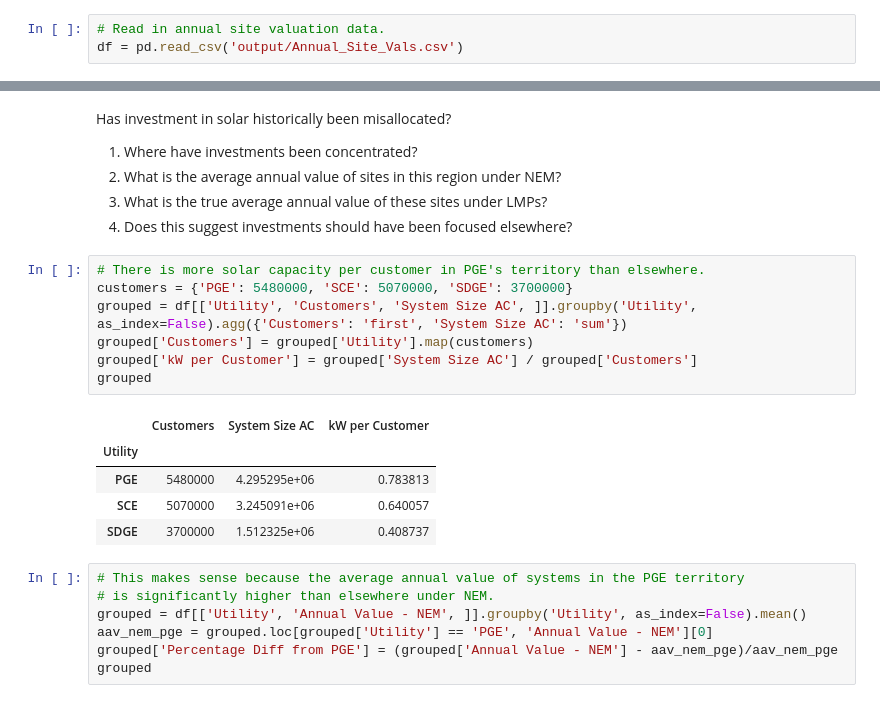
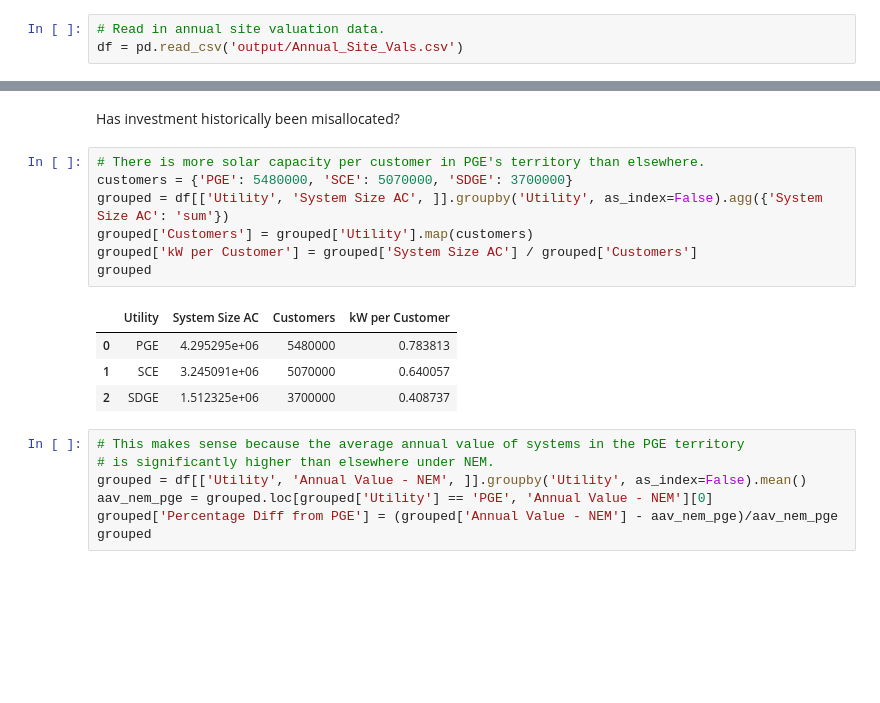
Before and after one commit to pswild/ca-nem, a Jupyter notebook: analyze.ipynb, the cells around one changed output, grey strips where cells are left out. Saved outputs shown, nothing was run; the diff lists cells and outputs as text; blank space fills up the shorter version.

```diff
--- a/analyze.ipynb
+++ b/analyze.ipynb
@@ -62,22 +56,17 @@ df.describe(include='all')
-# %% [markdown]
-Has investment in solar historically been misallocated?
-1) Where have investments been concentrated?
-2) What is the average annual value of sites in this region under NEM?
-3) What is the true average annual value of these sites under LMPs?
-4) Does this suggest investments should have been focused elsewhere?
+# %% [markdown]
+Has investment historically been misallocated?
 # %%
 # There is more solar capacity per customer in PGE's territory than elsewhere.
 customers = {'PGE': 5480000, 'SCE': 5070000, 'SDGE': 3700000}
-grouped = df[['Utility', 'Customers', 'System Size AC', ]].groupby('Utility', as_index=False).agg({'Customers': 'first', 'System Size AC': 'sum'})
+grouped = df[['Utility', 'System Size AC', ]].groupby('Utility', as_index=False).agg({'System Size AC': 'sum'})
 grouped['Customers'] = grouped['Utility'].map(customers)
 grouped['kW per Customer'] = grouped['System Size AC'] / grouped['Customers']
 grouped
 # %% [output]
-|  | Customers | System Size AC | kW per Customer |
-| Utility |  |  |  |
-| PGE | 5480000 | 4.295295e+06 | 0.783813 |
-| SCE | 5070000 | 3.245091e+06 | 0.640057 |
-| SDGE | 3700000 | 1.512325e+06 | 0.408737 |
+|  | Utility | System Size AC | Customers | kW per Customer |
+| 0 | PGE | 4.295295e+06 | 5480000 | 0.783813 |
+| 1 | SCE | 3.245091e+06 | 5070000 | 0.640057 |
+| 2 | SDGE | 1.512325e+06 | 3700000 | 0.408737 |
 # %%
 # This makes sense because the average annual value of systems in the PGE territory
 # is significantly higher than elsewhere under NEM.
```
Also changed, not shown: parts of 11 cells of this notebook, 2 other files.
